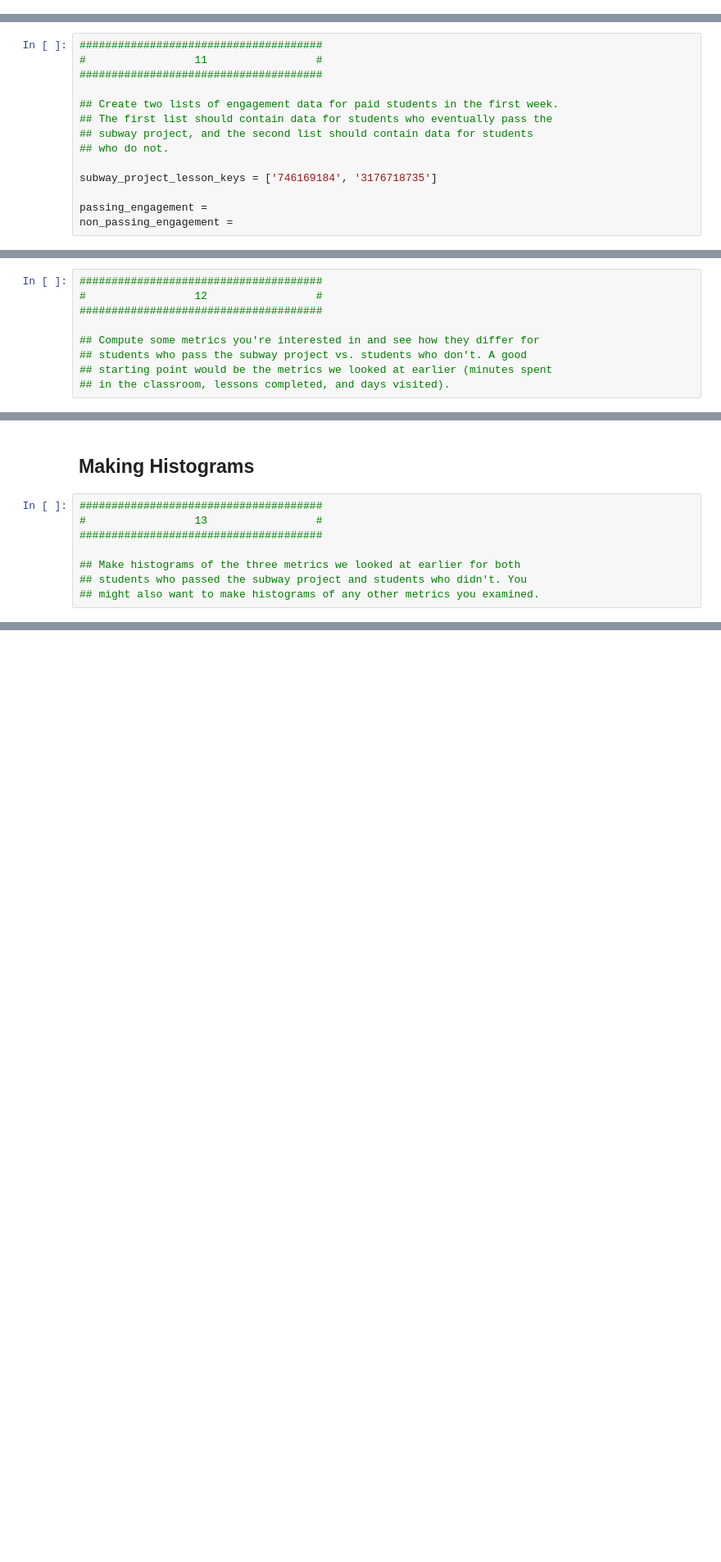
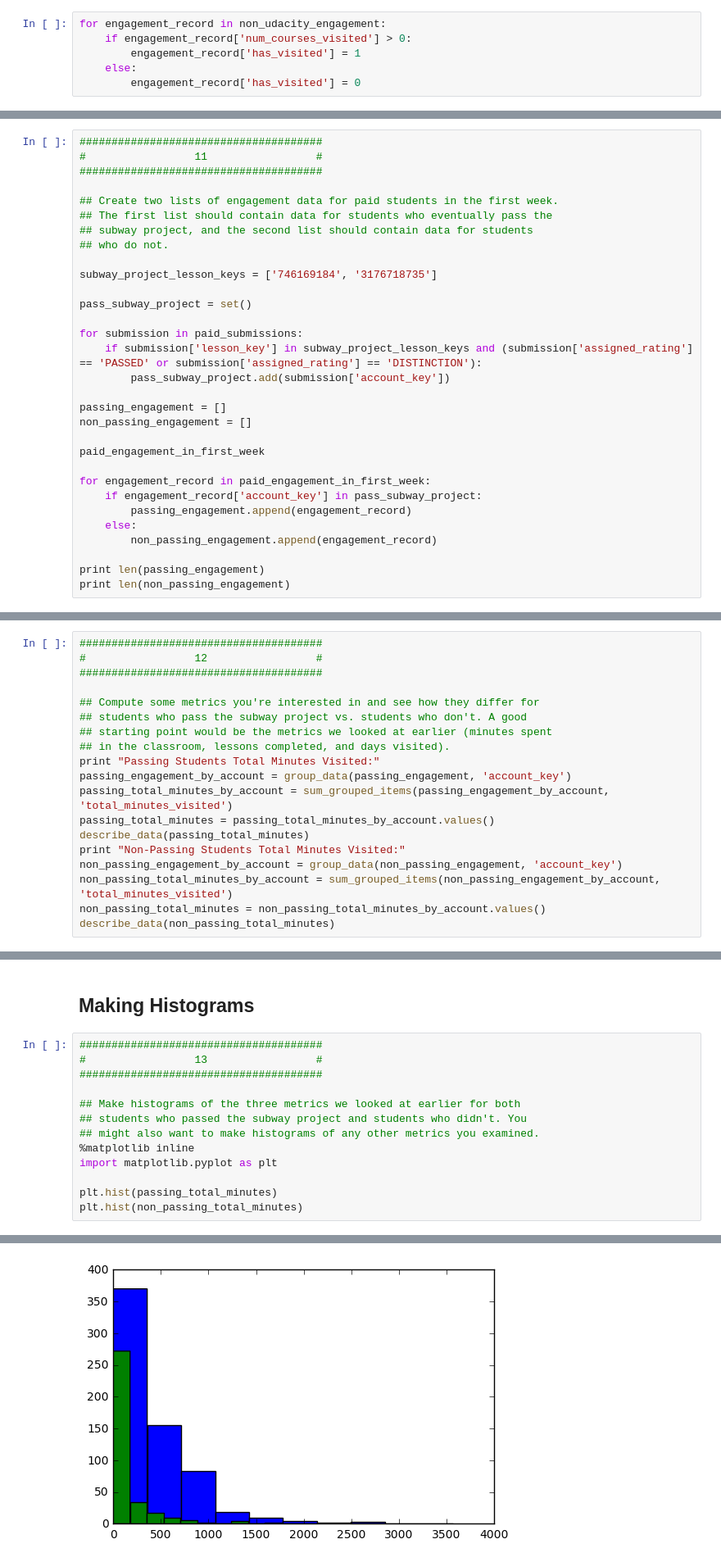
Before and after one commit to dnguyen22/Udacity-Intro-to-Data-Analysis, a Jupyter notebook: L1_Starter_Code.ipynb, the cells around one changed output, grey strips where cells are left out. Shown at 82% size. Saved outputs shown, nothing was run; the diff lists cells and outputs as text; blank space fills up the shorter version.

Commit message:
Add histograms of passing vs nonpassing students

```diff
--- a/L1_Starter_Code.ipynb
+++ b/L1_Starter_Code.ipynb
@@ -222,6 +222,12 @@ print len(non_udacity_submissions)
 1622
 135656
 3634
+# %%
+for engagement_record in non_udacity_engagement:
+    if engagement_record['num_courses_visited'] > 0:
+        engagement_record['has_visited'] = 1
+    else:
+        engagement_record['has_visited'] = 0
 # %% [markdown]
 ## Refining the Question
 # %%
@@ -384,5 +421,22 @@ Maximum: 36
 
 subway_project_lesson_keys = ['746169184', '3176718735']
 
-passing_engagement =
-non_passing_engagement =
+pass_subway_project = set()
+
+for submission in paid_submissions:
+    if submission['lesson_key'] in subway_project_lesson_keys and (submission['assigned_rating'] == 'PASSED' or submission['assigned_rating'] == 'DISTINCTION'):
+        pass_subway_project.add(submission['account_key'])
+
+passing_engagement = []
+non_passing_engagement = []
+
+paid_engagement_in_first_week
+
+for engagement_record in paid_engagement_in_first_week:
+    if engagement_record['account_key'] in pass_subway_project:
+        passing_engagement.append(engagement_record)
+    else:
+        non_passing_engagement.append(engagement_record)
+
+print len(passing_engagement)
+print len(non_passing_engagement)
@@ -397,3 +454,13 @@ non_passing_engagement =
 ## students who pass the subway project vs. students who don't. A good
 ## starting point would be the metrics we looked at earlier (minutes spent
 ## in the classroom, lessons completed, and days visited).
+print "Passing Students Total Minutes Visited:"
+passing_engagement_by_account = group_data(passing_engagement, 'account_key')
+passing_total_minutes_by_account = sum_grouped_items(passing_engagement_by_account, 'total_minutes_visited')
+passing_total_minutes = passing_total_minutes_by_account.values()
+describe_data(passing_total_minutes)
+print "Non-Passing Students Total Minutes Visited:"
+non_passing_engagement_by_account = group_data(non_passing_engagement, 'account_key')
+non_passing_total_minutes_by_account = sum_grouped_items(non_passing_engagement_by_account, 'total_minutes_visited')
+non_passing_total_minutes = non_passing_total_minutes_by_account.values()
+describe_data(non_passing_total_minutes)
@@ -407,3 +503,9 @@ non_passing_engagement =
 ## Make histograms of the three metrics we looked at earlier for both
 ## students who passed the subway project and students who didn't. You
 ## might also want to make histograms of any other metrics you examined.
+%matplotlib inline
+import matplotlib.pyplot as plt
+
+plt.hist(passing_total_minutes)
+plt.hist(non_passing_total_minutes)
+# %% [output]
@@ -409,0 +517 @@ non_passing_engagement =
+[figure, added]
```
Also changed, not shown: parts of 9 cells of this notebook.
